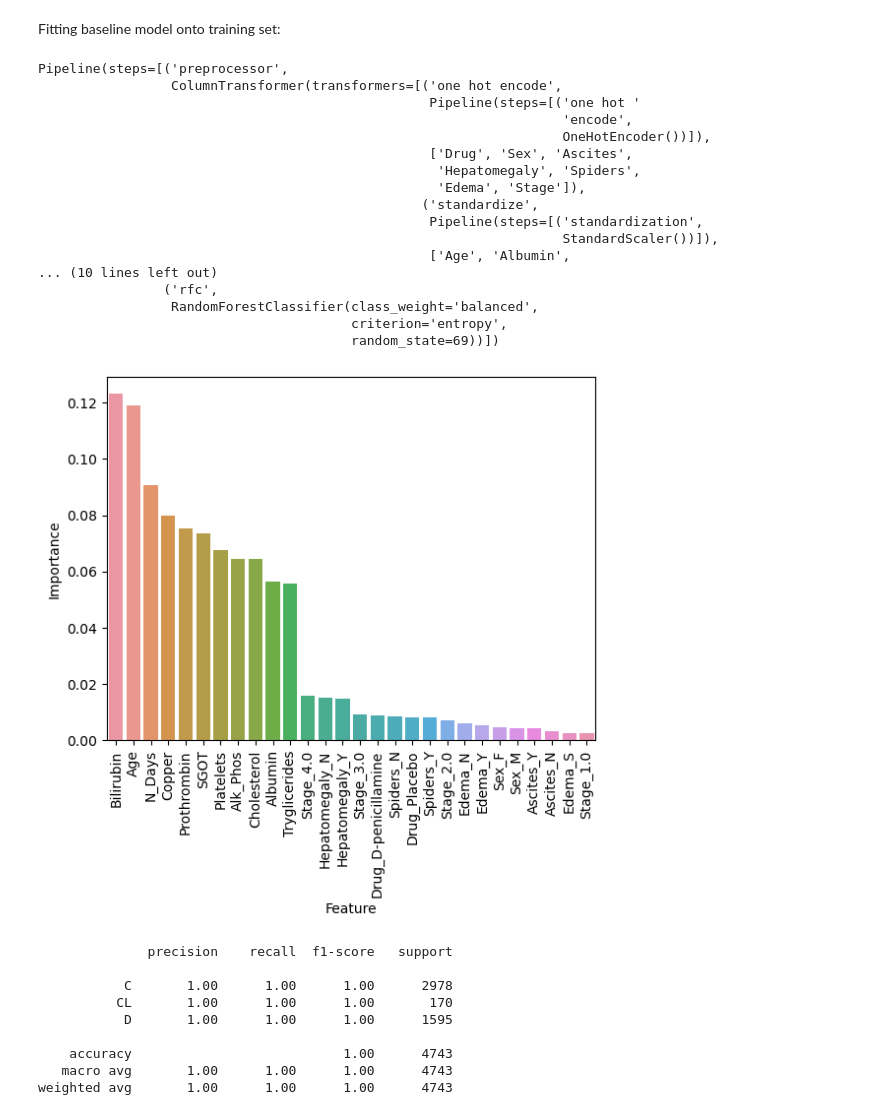
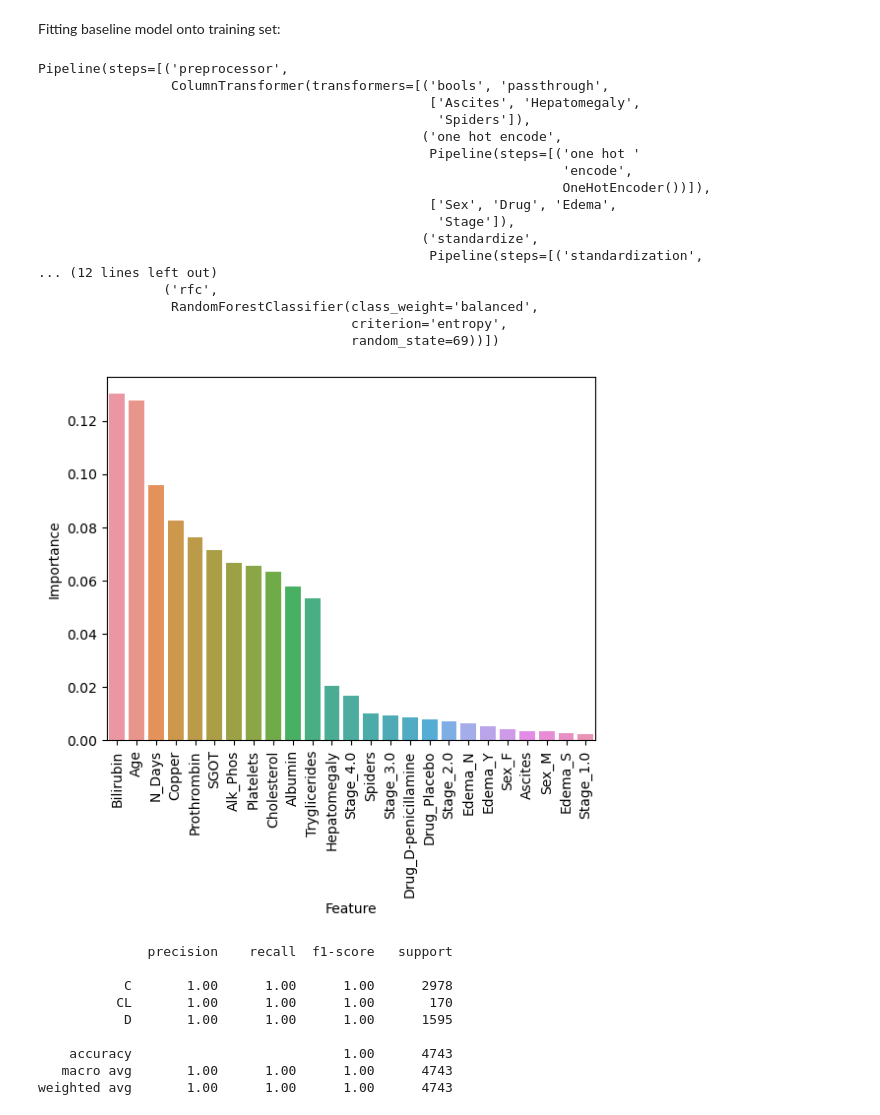
Before and after one commit to BrandonDioneda/Multi-Class-Prediction-of-Cirrhosis-Outcomes, a Jupyter notebook: cirrhosis.ipynb, the cells around one changed output. Saved outputs shown, nothing was run; the diff lists cells and outputs as text; code cells hidden in the pictures.

```diff
--- a/cirrhosis.ipynb
+++ b/cirrhosis.ipynb
@@ -58,0 +61,9 @@ data['Age'] = data['Age'] / 365.0
+# %%
+to_bool = {
+    'Y':True,
+    'N':False
+}
+
+data['Ascites']      = data['Ascites'].map(to_bool)
+data['Hepatomegaly'] = data['Hepatomegaly'].map(to_bool)
+data['Spiders']      = data['Spiders'].map(to_bool)
@@ -184,6 +205,10 @@ from sklearn.metrics import log_loss
 # %% [markdown]
 Splitting the train set into training, validation, and test sets:
 # %%
+train = data.copy()
+test  = train[train.Status.isna()].drop(columns={'Status'})
+train = train[train.Status.notna()]
+
 data_X = train.drop(columns={'Status'})
 data_Y = train.Status
 
@@ -199,9 +224,10 @@ train_X, val_X, train_Y, val_Y = train_test_split(
 # %% [markdown]
 ### Baseline Model:
 # %%
-categorical = ['Drug', 'Sex', 'Ascites', 'Hepatomegaly', 'Spiders', 'Edema', 'Stage']
-std = ['Age', 'Albumin', 'Platelets']
-log_std = ['N_Days', 'Bilirubin', 'SGOT', 'Tryglicerides', 'Prothrombin', 'Cholesterol', 'Copper', 'Alk_Phos']
+categorical = ['Sex', 'Drug', 'Edema', 'Stage']
+bools = ['Ascites', 'Hepatomegaly', 'Spiders']
+std = ['N_Days', 'Age', 'Albumin', 'Platelets']
+log_std = ['Bilirubin', 'SGOT', 'Tryglicerides', 'Prothrombin', 'Cholesterol', 'Copper', 'Alk_Phos']
 
 categorical_transformer = Pipeline(
     steps=
@@ -230,6 +256,7 @@ log_std_transformer = Pipeline(
 preproc_base = ColumnTransformer(
     transformers =
     [
+        ('bools', 'passthrough', bools),
         ('one hot encode', categorical_transformer, categorical),
         ('standardize', std_transformer, std),
         ('log std', log_std_transformer, log_std)
@@ -255,18 +282,18 @@ Fitting baseline model onto training set:
 base_pl.fit(train_X, train_Y)
 # %% [output]
 Pipeline(steps=[('preprocessor',
-                 ColumnTransformer(transformers=[('one hot encode',
+                 ColumnTransformer(transformers=[('bools', 'passthrough',
+                                                  ['Ascites', 'Hepatomegaly',
+                                                   'Spiders']),
+                                                 ('one hot encode',
                                                   Pipeline(steps=[('one hot '
                                                                    'encode',
                                                                    OneHotEncoder())]),
-                                                  ['Drug', 'Sex', 'Ascites',
-                                                   'Hepatomegaly', 'Spiders',
-                                                   'Edema', 'Stage']),
+                                                  ['Sex', 'Drug', 'Edema',
+                                                   'Stage']),
                                                  ('standardize',
                                                   Pipeline(steps=[('standardization',
-                                                                   StandardScaler())]),
-                                                  ['Age', 'Albumin',
-... (10 lines left out)
+... (12 lines left out)
                 ('rfc',
                  RandomForestClassifier(class_weight='balanced',
                                         criterion='entropy',
@@ -287,26 +314,26 @@ hyperparams = {
 # %%
 feat_importances = base_pl.named_steps['rfc'].feature_importances_
 
 # Get the names of the features after preprocessing
-feature_names = preproc_base.transformers_[0][1]['one hot encode'].get_feature_names_out(categorical).tolist()
-feature_names = feature_names + std + log_std
+feature_names = preproc_base.transformers_[1][1]['one hot encode'].get_feature_names_out(categorical).tolist()
+feature_names = bools + feature_names + std + log_std
 
 # Create a DataFrame to display the feature importances
 feature_importance_df = pd.DataFrame({
     'Feature': feature_names,
     'Importance': feat_importances
 })
 
 # Sort the DataFrame by importance in descending order
 feature_importance_df = feature_importance_df.sort_values(by='Importance', ascending=False)
 
 # Display the feature importances
 feat_fig = sns.barplot(data=feature_importance_df,
                        x='Feature',
                        y='Importance');
 feat_fig.set_xticklabels(labels=feature_importance_df.Feature, rotation=90);
 # %% [output]
-[figure, old version]
+[figure, new version]
 # %%
 base_pl_predicted_train_Y = base_pl.predict(train_X)
 base_pl_predicted_val_Y   = base_pl.predict(val_X)
```
Also changed, not shown: parts of 52 cells of this notebook, 1 other file.
